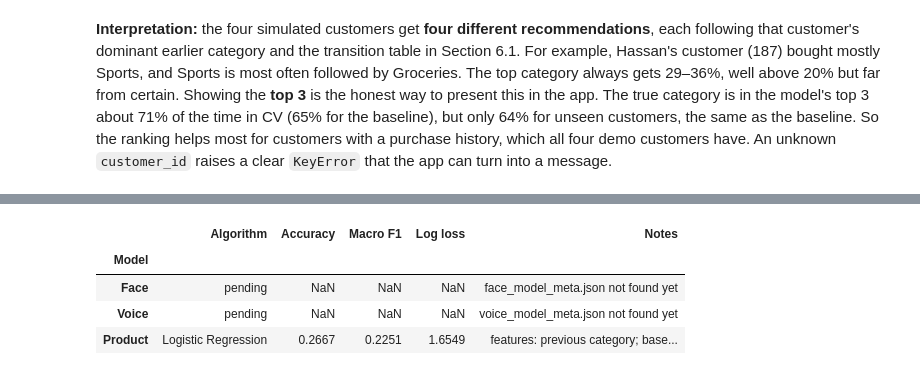
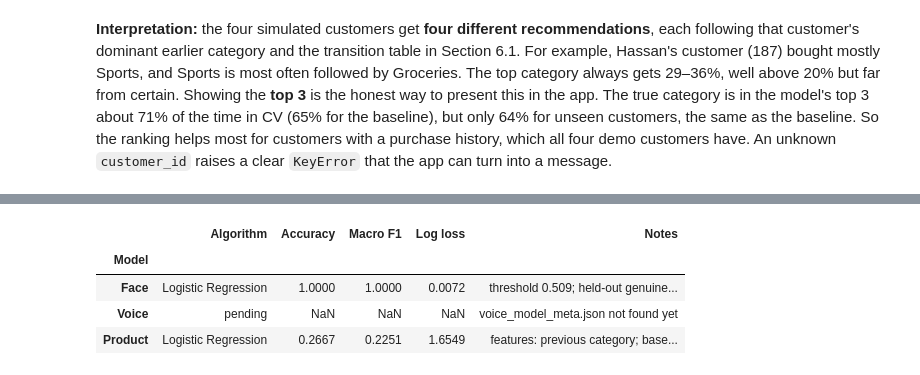
Before and after one commit to Hassan-Adelani-Luqman/g9-biometric-product-recommender, a Jupyter notebook: notebooks/04_model_training_evaluation.ipynb, the cells around one changed output, grey strips where cells are left out. Drawn from its saved outputs; the diff is of its cells as text; code cells hidden in the pictures.

Commit message:
notebook: add facial recognition section to model evaluation notebook

```diff
--- a/notebooks/04_model_training_evaluation.ipynb
+++ b/notebooks/04_model_training_evaluation.ipynb
@@ -494,0 +518,6 @@ This table reads `models/{face,voice,product}_model_meta.json`. Rerunning this c
+# %%
+%%time
+face = tf.train_and_evaluate(verbose=False)
+tf.save(face)
+print("Chosen:", face["chosen"])
+face["comparison"].drop(columns=["algorithm", "feature_set"]).round(4)
@@ -494,0 +536,25 @@ This table reads `models/{face,voice,product}_model_meta.json`. Rerunning this c
+# %%
+classes = face["classes"]
+cm = pd.DataFrame(confusion_matrix(face["y"], face["oof_pred"], labels=classes), index=classes, columns=classes)
+per_aug = face["per_augmentation"]
+
+fig, axes = plt.subplots(1, 2, figsize=(12, 4.2), gridspec_kw={"width_ratios": [1, 1.25]})
+heatmap(axes[0], cm, "Confusion matrix, held-out photos (n = 108)", vmax=cm.values.max(), fmt="{:d}")
+axes[0].set_xlabel("Predicted member")
+axes[0].set_ylabel("True member")
+
+ax = axes[1]
+order = per_aug.index[::-1]
+ax.barh(order, per_aug.loc[order, "min_similarity"], color=GENUINE, height=0.6, edgecolor=SURFACE, linewidth=2)
+ax.axvline(face["threshold"], color=INK, ls="--", lw=1.2)
+ax.text(face["threshold"] - 0.01, len(order) - 0.45, f"threshold {face['threshold']:.3f}", ha="right",
+        fontsize=9, color=INK)
+for a, v in zip(order, per_aug.loc[order, "min_similarity"]):
+    ax.text(v + 0.01, a, f"{v:.2f}", va="center", fontsize=9, color=INK)
+ax.set_xlim(0, 1)
+ax.grid(axis="y", visible=False)
+ax.set_xlabel("Lowest similarity to own member's mean face (held-out)")
+ax.set_title("Worst case per augmentation: all clear the threshold", loc="left")
+fig.tight_layout()
+save(fig, "confusion_and_augmentations", prefix="face")
+print(classification_report(face["y"], face["oof_pred"], digits=3))
@@ -495,29 +676,33 @@ This table reads `models/{face,voice,product}_model_meta.json`. Rerunning this c
 # %%
 def summary_row(model, path):
     if not Path(path).exists():
         return {"Model": model, "Algorithm": "pending", "Accuracy": None, "Macro F1": None, "Log loss": None,
                 "Notes": f"{Path(path).name} not found yet"}
     m = json.loads(Path(path).read_text())
     test = m.get("metrics", {}).get("held_out_test", {})
     note = ""
     if model == "Product":
         b = m["metrics"]["baseline_class_prior"]
         note = (f"features: {m['feature_set']}; baseline acc {b['test_accuracy']:.3f} / log loss "
                 f"{b['cv_log_loss']:.3f}; unseen-customer acc {m['metrics']['customer_grouped_cv']['accuracy']:.3f}")
     elif "threshold" in m:
-        note = f"threshold = {m['threshold']}"
+        r = m["metrics"]["rejection"]
+        real = r.get("unauthorized_faces", r.get("unauthorized_voices"))
+        real = f"{real['reject_rate']:.0%} of real non-members rejected" if isinstance(real, dict) else "real non-member samples pending"
+        note = (f"threshold {m['threshold']}; held-out genuine accepted {r['genuine_accept_rate']:.0%}, "
+                f"simulated strangers rejected {r['simulated_stranger_reject_rate']:.0%}; {real}")
     return {"Model": model, "Algorithm": m.get("algorithm", "?"), "Accuracy": test.get("accuracy"),
             "Macro F1": test.get("f1_macro"), "Log loss": test.get("log_loss"), "Notes": note}
 
 summary = pd.DataFrame([
     summary_row("Face", config.FACE_META_PATH),
     summary_row("Voice", config.VOICE_META_PATH),
     summary_row("Product", config.PRODUCT_META_PATH),
 ]).set_index("Model")
 summary
 # %% [output]
 |  | Algorithm | Accuracy | Macro F1 | Log loss | Notes |
 | Model |  |  |  |  |  |
-| Face | pending | NaN | NaN | NaN | face_model_meta.json not found yet |
+| Face | Logistic Regression | 1.0000 | 1.0000 | 0.0072 | threshold 0.509; held-out genuine... |
 | Voice | pending | NaN | NaN | NaN | voice_model_meta.json not found yet |
 | Product | Logistic Regression | 0.2667 | 0.2251 | 1.6549 | features: previous category; base... |
```
Also changed, not shown: parts of 16 cells of this notebook.
